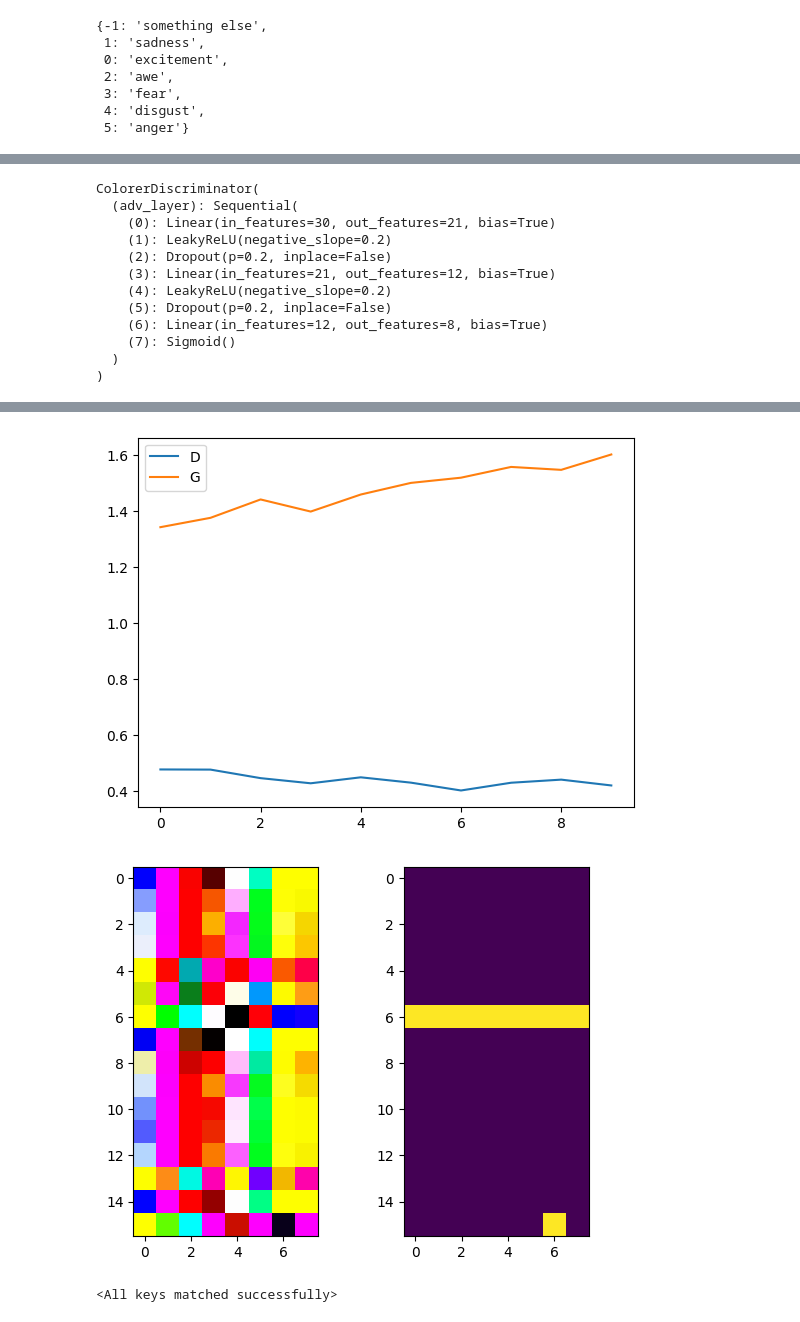
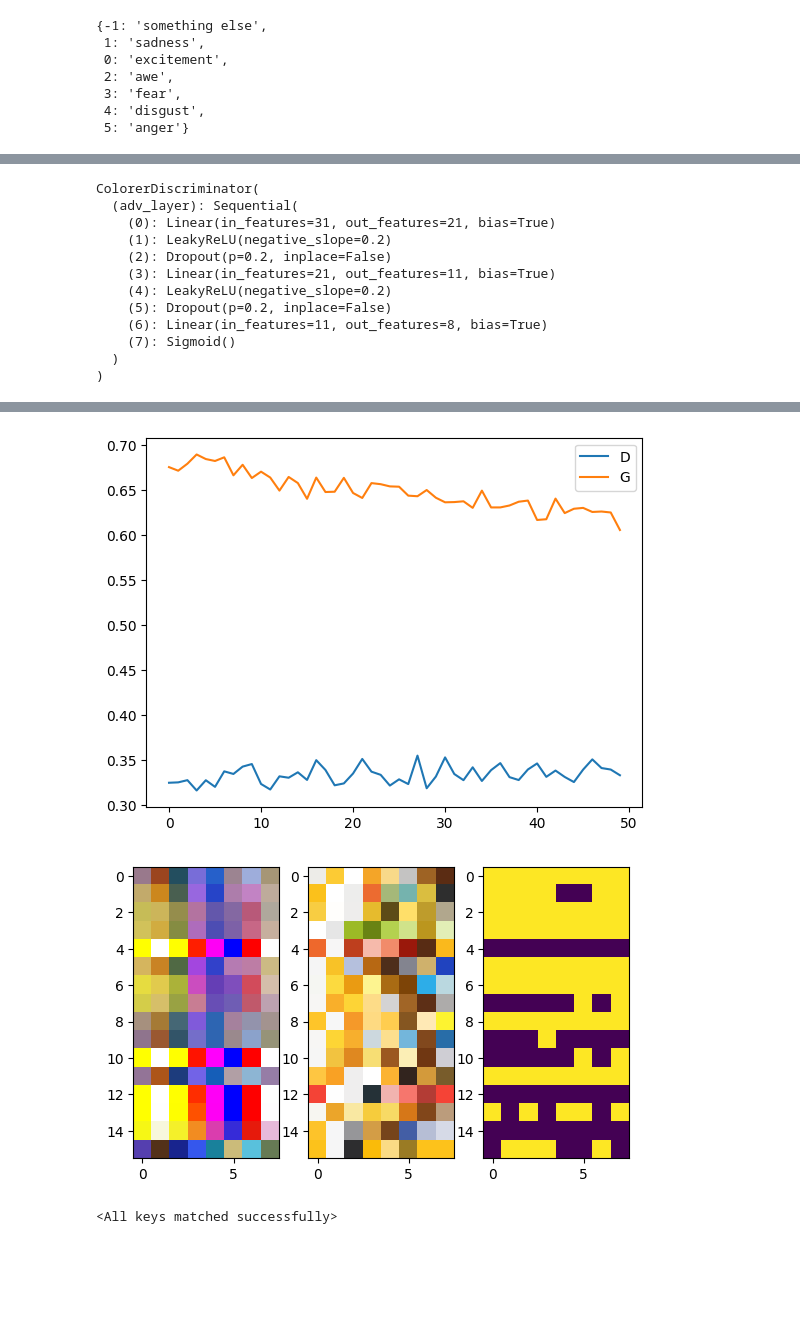
Before and after one commit to D1MK4real/InnPrac, a Jupyter notebook: test.ipynb, the cells around one changed output, grey strips where cells are left out. Cells and saved outputs as stored; diff of their text form; code cells hidden in the pictures; blank space fills up the shorter version.

```diff
--- a/test.ipynb
+++ b/test.ipynb
@@ -71,10 +81,10 @@ import covergan
 # %%
-from colorer.music_palette_dataset import PaletteDataset,ImageDataset
-dataset = PaletteDataset(8,1599,'name','/home/dmitriy/OVE/covergan/weights','/home/dmitriy/OVE/wikiart',pandas_dir='/home/dmitriy/OVE/official_data/artemis_dataset_release_v0.csv')
-dataset_image = ImageDataset(8,1599,'name','/home/dmitriy/OVE/covergan/weights','/home/dmitriy/OVE/wikiart',pandas_dir='/home/dmitriy/OVE/official_data/artemis_dataset_release_v0.csv')
+# from colorer.music_palette_dataset import PaletteDataset,ImageDataset
+# dataset = PaletteDataset(8,1599,'name','/home/dmitriy/OVE/covergan/weights','/home/dmitriy/OVE/wikiart',pandas_dir='/home/dmitriy/OVE/official_data/artemis_dataset_release_v0.csv')
+# dataset_image = ImageDataset(8,1599,'name','/home/dmitriy/OVE/covergan/weights','/home/dmitriy/OVE/wikiart',pandas_dir='/home/dmitriy/OVE/official_data/artemis_dataset_release_v0.csv')
 # %%
-dataset.data = ndata
-dataset_image.data = ndata
+# dataset.data = ndata
+# dataset_image.data = ndata
 # %%
 # val_key = dict(zip(data.emotion.unique(), data.index))
 # key_val = {v:k for k,v in val_key.items()}
@@ -101,12 +111,12 @@ import torch
 device = 'cuda' if torch.cuda.is_available() else 'cpu'
 # %%
 from colorer.models.colorer_dropout import Colorer2
-z_dim=32
+z_dim=128
 num_gen_layers=3
 colors_count = 8
 colorer = Colorer2(
         z_dim=z_dim,
-        audio_embedding_dim=6,
+        audio_embedding_dim=7,
         num_layers=num_gen_layers,
         colors_count=colors_count)
 # %%
@@ -129,7 +139,7 @@ Colorer2(
 # %%
 from colorer.models.gan_colorer import ColorerDiscriminator
 # %%
-disc = ColorerDiscriminator(audio_embedding_dim=6, num_layers=3,colors_count= colors_count).to(device)
+disc = ColorerDiscriminator(audio_embedding_dim=7, num_layers=3,colors_count= colors_count).to(device)
 # %%
 disc
 # %% [output]
@@ -215,13 +225,13 @@ disc
 # %% [output]
 ColorerDiscriminator(
   (adv_layer): Sequential(
-    (0): Linear(in_features=30, out_features=21, bias=True)
+    (0): Linear(in_features=31, out_features=21, bias=True)
     (1): LeakyReLU(negative_slope=0.2)
     (2): Dropout(p=0.2, inplace=False)
-    (3): Linear(in_features=21, out_features=12, bias=True)
+    (3): Linear(in_features=21, out_features=11, bias=True)
     (4): LeakyReLU(negative_slope=0.2)
     (5): Dropout(p=0.2, inplace=False)
-    (6): Linear(in_features=12, out_features=8, bias=True)
+    (6): Linear(in_features=11, out_features=8, bias=True)
     (7): Sigmoid()
   )
 )
@@ -233,7 +243,7 @@ import numpy as np
 from IPython.display import clear_output
 from torch.utils.data.dataloader import DataLoader
 from tqdm.notebook import tqdm
-n_epochs = 10 # training_params["n_epochs"]
+n_epochs = 50 # training_params["n_epochs"]
 lr1 = 2e-4
 lr2 = 2e-4
 checkpoint_root ='/home/dmitriy/OVE/covergan/weights'
@@ -249,7 +259,7 @@ epochs_done = load_checkpoint(checkpoint_root, model_name, [colorer, disc, gen_o
 
 if epochs_done:
     logger.info(f"Loaded a checkpoint with {epochs_done} epochs done")
-disc_repeats = 5
+disc_repeats = 10
 step = 0
 log_interval = 1
 mean_iteration_disc_loss= 0
@@ -264,12 +274,13 @@ for epoch in tqdm(range(epochs_done + 1, n_epochs + epochs_done + 1)):
     count_disc = 0
     fake_covers = None
     fake_disc_pred_gen = None
+    palette = None
     for emotion, palette in train_dataloader:
         palette = palette.to(device)
         cur_batch_size = len(emotion)
         emotion = emotion.float().to(device)
         z = get_noise(cur_batch_size, z_dim, device=device)
-        fake_labels = torch.nn.functional.one_hot(torch.randint(0, 6, (cur_batch_size,)), 6)
+        fake_labels = torch.nn.functional.one_hot(torch.randint(0, 7, (cur_batch_size,)), 7)
         # true_labels = torch.ones(batch_size).to(device).unsqueeze(-1)
         if count%disc_repeats==0:
             fake_covers = colorer(z, fake_labels)
@@ -311,10 +322,14 @@ for epoch in tqdm(range(epochs_done + 1, n_epochs + epochs_done + 1)):
         plt.legend()
         plt.show()
         plt.close()
-        plt.subplot(1,2,1)
+        plt.subplot(1,3,1)
         col = fake_covers.detach().numpy().reshape((-1,8,3))
         plt.imshow(col)
-        plt.subplot(1,2,2)
+        plt.subplot(1,3,2)
+        col = palette.detach().numpy().reshape((-1,8,3))
+        plt.imshow(col)
+
+        plt.subplot(1,3,3)
         tr = fake_disc_pred_gen.detach().numpy().reshape((-1,8))
         tr = (tr>=0.5)#green is good
         plt.imshow(tr)
@@ -324,3 +339,3 @@ Train LOSS: colorer 1.6030610263347627, disc 0.420968268598829
-[figure, old version]
+[figure, new version]
-[figure, old version]
+[figure, new version]
 # %%
```
Also changed, not shown: parts of 16 cells of this notebook, 1 other file.
